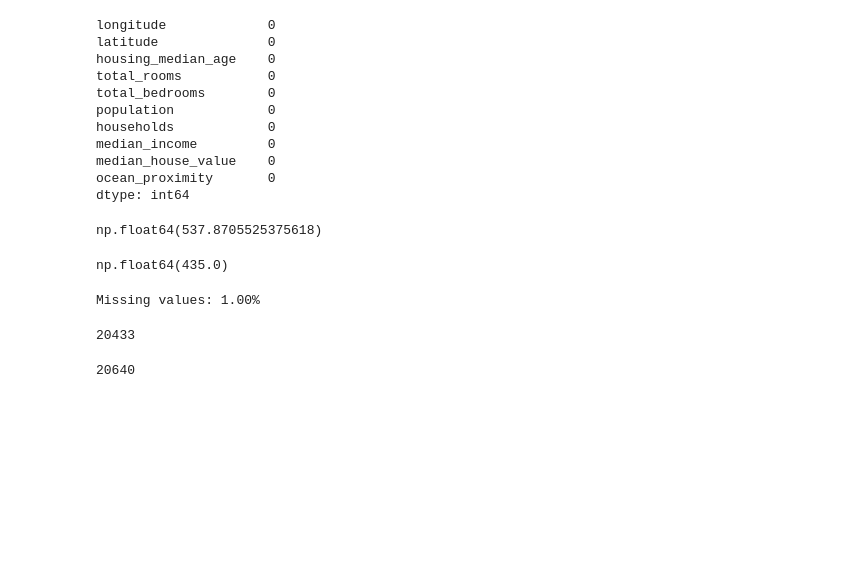
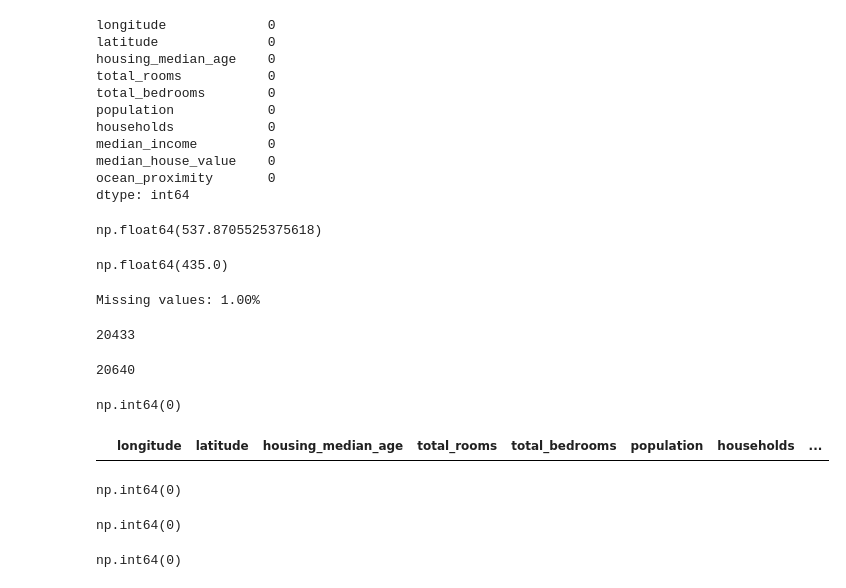
Before and after one commit to Mahnoor-Asad-Khan/day06-08--machine-learning-workflow, a Jupyter notebook: pandas_foundations.ipynb, the cells around one changed output. Saved outputs shown, nothing was run; the diff lists cells and outputs as text; code cells hidden in the pictures; blank space fills up the shorter version.

```diff
--- a/pandas_foundations.ipynb
+++ b/pandas_foundations.ipynb
@@ -474,3 +474,24 @@ housing_dropped.shape[0]
 housing_clean.shape[0]
 # %% [output]
 20640
+# %%
+#Duplication and data quality
+housing.duplicated().sum()
+# %% [output]
+np.int64(0)
+# %%
+housing[housing.duplicated()]
+# %% [output]
+|  | longitude | latitude | housing_median_age | total_rooms | total_bedrooms | population | households | ... |
+# %%
+housing.duplicated(keep="first").sum()
+# %% [output]
+np.int64(0)
+# %%
+housing.duplicated(keep=False).sum()
+# %% [output]
+np.int64(0)
+# %%
+housing_clean.duplicated().sum()
+# %% [output]
+np.int64(0)
```
Also changed, not shown: parts of 9 cells of this notebook.
